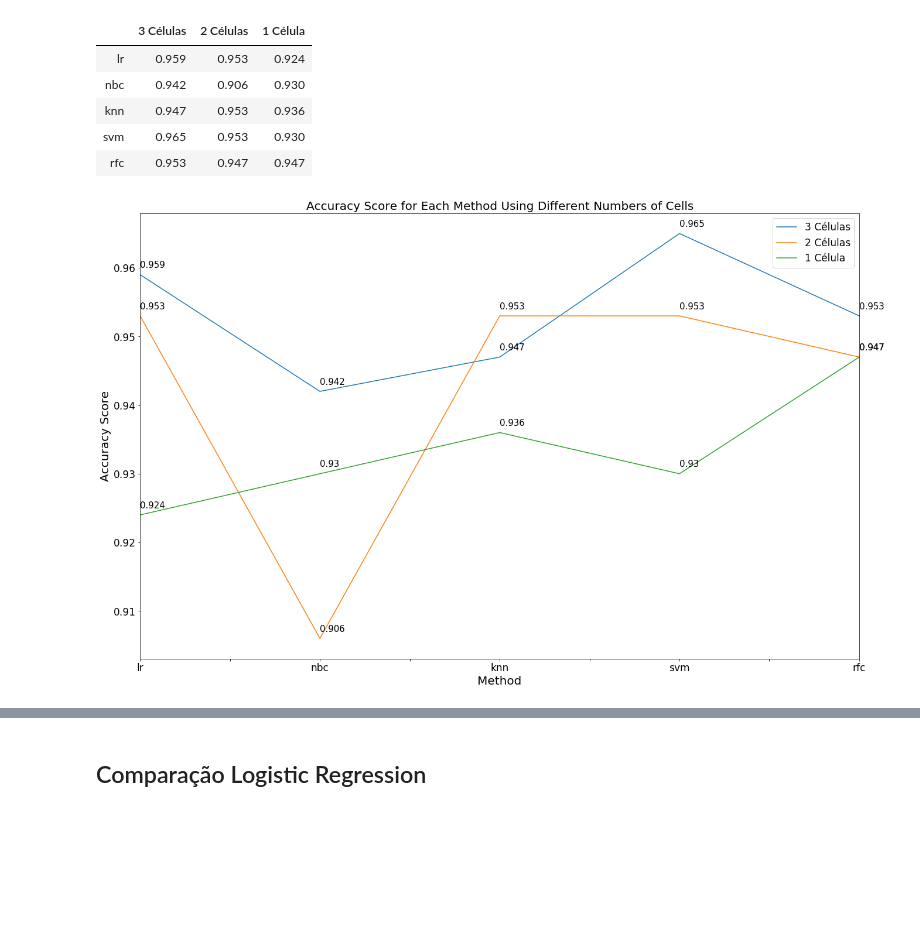
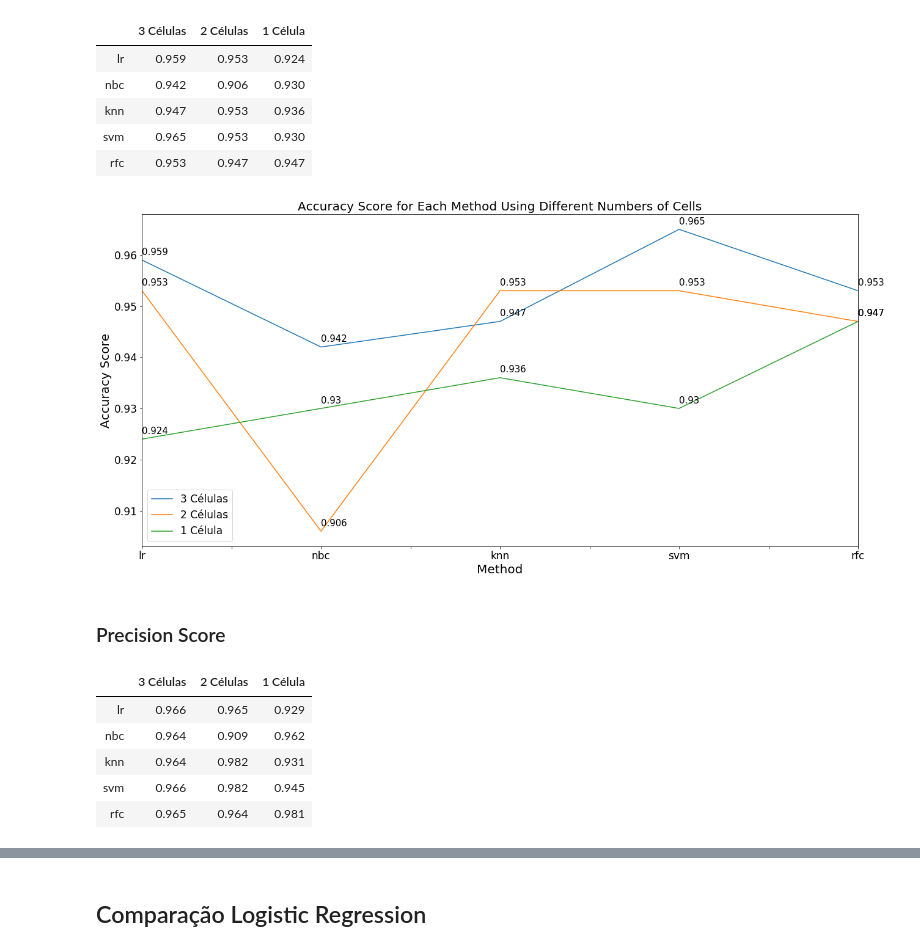
Before and after one commit to lucas-galvao/NextMachineLearning, a Jupyter notebook: Breast Cancer/Comparação.ipynb, the cells around one changed output, grey strips where cells are left out. Drawn from its saved outputs; the diff is of its cells as text; code cells hidden in the pictures; blank space fills up the shorter version.

Commit message:
Precision and Auto ML

```diff
--- a/Breast Cancer/Comparação.ipynb
+++ b/Breast Cancer/Comparação.ipynb
@@ -16,20 +19,20 @@ with open('1-Célula.txt') as json_file:
 # %%
-df_index = []
-df_3 = []
-df_2 = []
-df_1 = []
+df_accuracy_index = []
+df_accuracy_3 = []
+df_accuracy_2 = []
+df_accuracy_1 = []
 
 for key in _3_cells:
-    df_index.append(key)
-    df_3.append(round(_3_cells[key]['score'], 3))
-    df_2.append(round(_2_cells[key]['score'], 3))
-    df_1.append(round(_1_cell[key]['score'], 3))
+    df_accuracy_index.append(key)
+    df_accuracy_3.append(round(_3_cells[key]['score'], 3))
+    df_accuracy_2.append(round(_2_cells[key]['score'], 3))
+    df_accuracy_1.append(round(_1_cell[key]['score'], 3))
 # %%
-df = pd.DataFrame(data = {'3 Células': df_3,
-                         '2 Células': df_2,
-                         '1 Célula': df_1},
-                 index = df_index)
-df.head()
+df_accuracy = pd.DataFrame(data = {'3 Células': df_accuracy_3,
+                         '2 Células': df_accuracy_2,
+                         '1 Célula': df_accuracy_1},
+                 index = df_accuracy_index)
+df_accuracy.head()
 # %% [output]
 |  | 3 Células | 2 Células | 1 Célula |
 | lr | 0.959 | 0.953 | 0.924 |
@@ -38,17 +41,18 @@ df.head()
 | svm | 0.965 | 0.953 | 0.930 |
 | rfc | 0.953 | 0.947 | 0.947 |
 # %%
-df.plot()
+df_accuracy.plot()
 plt.title('Accuracy Score for Each Method Using Different Numbers of Cells', fontsize=20)
 plt.xlabel('Method', fontsize=20)
 plt.ylabel('Accuracy Score', fontsize=20)
-plt.rcParams.update({'figure.figsize': (22,14)})
+plt.rcParams.update({'figure.figsize': (21,10)})
 plt.rcParams.update({'font.size': 17})
-for method, score in df.iterrows():
-    for cells in df:
-        #print(score[cells], cells, method)
-        plt.annotate(str(score[cells]), xy= (df_index.index(method), score[cells]),
-                     xytext=(df_index.index(method), score[cells] + 0.001), fontsize=15)
+for method, score in df_accuracy.iterrows():
+    for cells in df_accuracy:
+        plt.annotate(str(score[cells]), xy= (df_accuracy_index.index(method), score[cells]),
+                     xytext=(df_accuracy_index.index(method), score[cells] + 0.001), fontsize=15)
 plt.show()
 # %% [output]
-[figure, old version]
+[figure, new version]
+# %% [markdown]
+### Precision Score
@@ -54,0 +70,13 @@ plt.show()
+# %%
+df_precision = pd.DataFrame(data = {'3 Células': df_precision_3,
+                         '2 Células': df_precision_2,
+                         '1 Célula': df_precision_1},
+                 index = df_precision_index)
+df_precision.head()
+# %% [output]
+|  | 3 Células | 2 Células | 1 Célula |
+| lr | 0.966 | 0.965 | 0.929 |
+| nbc | 0.964 | 0.909 | 0.962 |
+| knn | 0.964 | 0.982 | 0.931 |
+| svm | 0.966 | 0.982 | 0.945 |
+| rfc | 0.965 | 0.964 | 0.981 |
```
Also changed, not shown: parts of 9 cells of this notebook, 9 other files.
